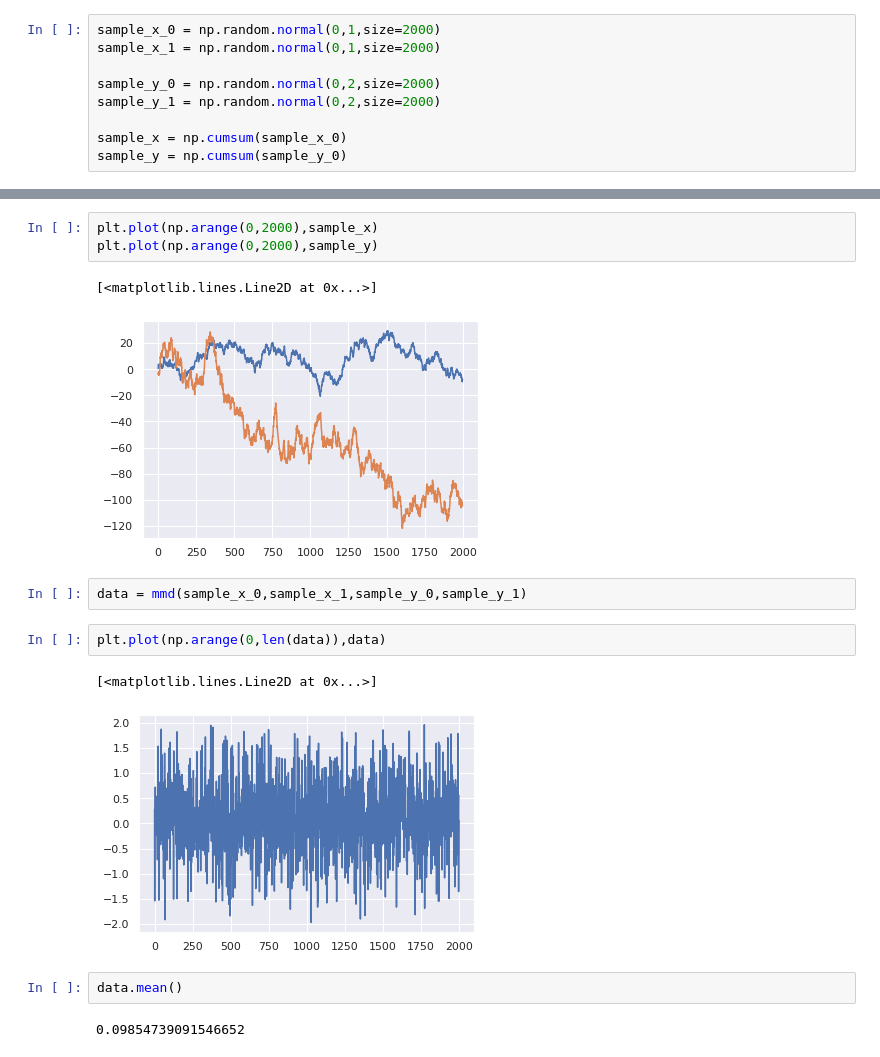
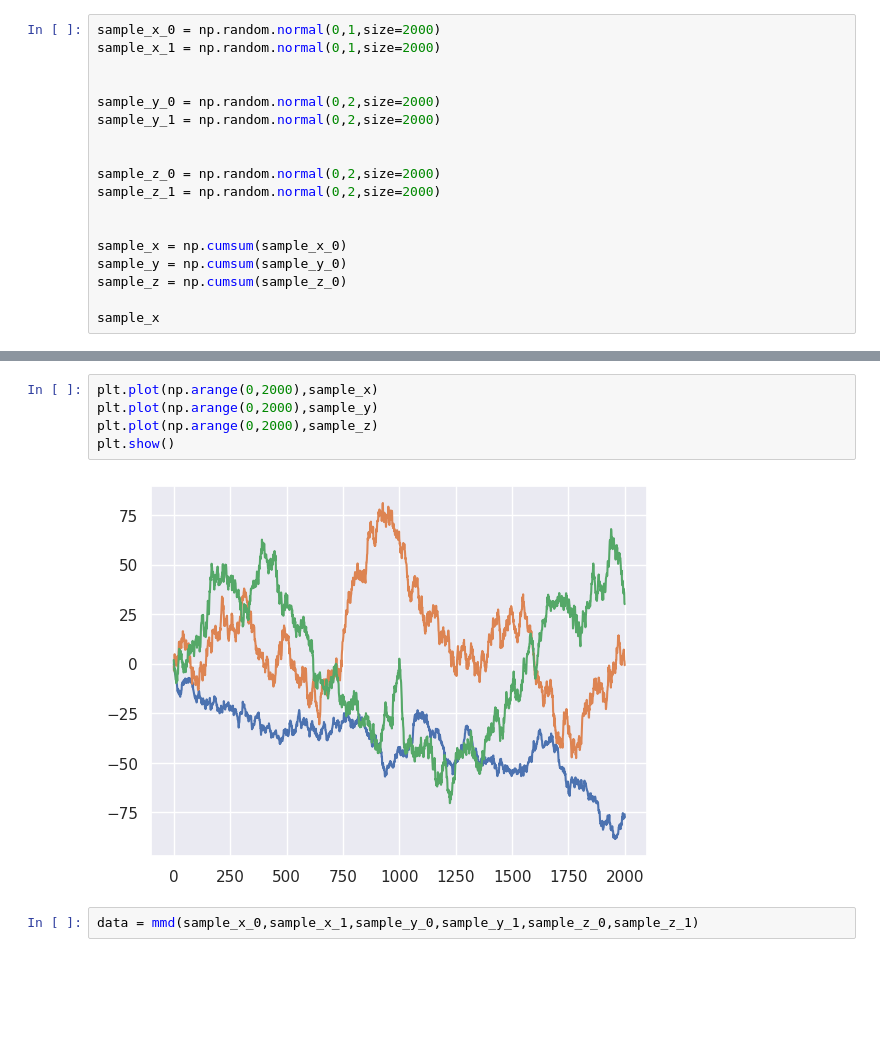
Before and after one commit to CODARcode/MDTrAnal, a Jupyter notebook: KCUSUM.ipynb, the cells around one changed output, grey strips where cells are left out. Cells and saved outputs as stored; diff of their text form; blank space fills up the shorter version.

```diff
--- a/KCUSUM.ipynb
+++ b/KCUSUM.ipynb
@@ -11,8 +18,17 @@ sb.set()
 sample_x_0 = np.random.normal(0,1,size=2000)
 sample_x_1 = np.random.normal(0,1,size=2000)
 
+
 sample_y_0 = np.random.normal(0,2,size=2000)
 sample_y_1 = np.random.normal(0,2,size=2000)
 
+
+sample_z_0 = np.random.normal(0,2,size=2000)
+sample_z_1 = np.random.normal(0,2,size=2000)
+
+
 sample_x = np.cumsum(sample_x_0)
 sample_y = np.cumsum(sample_y_0)
+sample_z = np.cumsum(sample_z_0)
+
+sample_x
@@ -37,17 +80,9 @@ def mmd(x_n_1, x_n, y_n_1, y_n, gamma=0.5):
 # %%
 plt.plot(np.arange(0,2000),sample_x)
 plt.plot(np.arange(0,2000),sample_y)
+plt.plot(np.arange(0,2000),sample_z)
+plt.show()
 # %% [output]
-[<matplotlib.lines.Line2D at 0x...>]
-[figure, old version]
+[figure, new version]
 # %%
-data = mmd(sample_x_0,sample_x_1,sample_y_0,sample_y_1)
+data = mmd(sample_x_0,sample_x_1,sample_y_0,sample_y_1,sample_z_0,sample_z_1)
-# %%
-plt.plot(np.arange(0,len(data)),data)
-# %% [output]
-[<matplotlib.lines.Line2D at 0x...>]
-[figure, removed]
-# %%
-data.mean()
-# %% [output]
-0.09854739091546652
```
Also changed, not shown: parts of 15 cells of this notebook.
